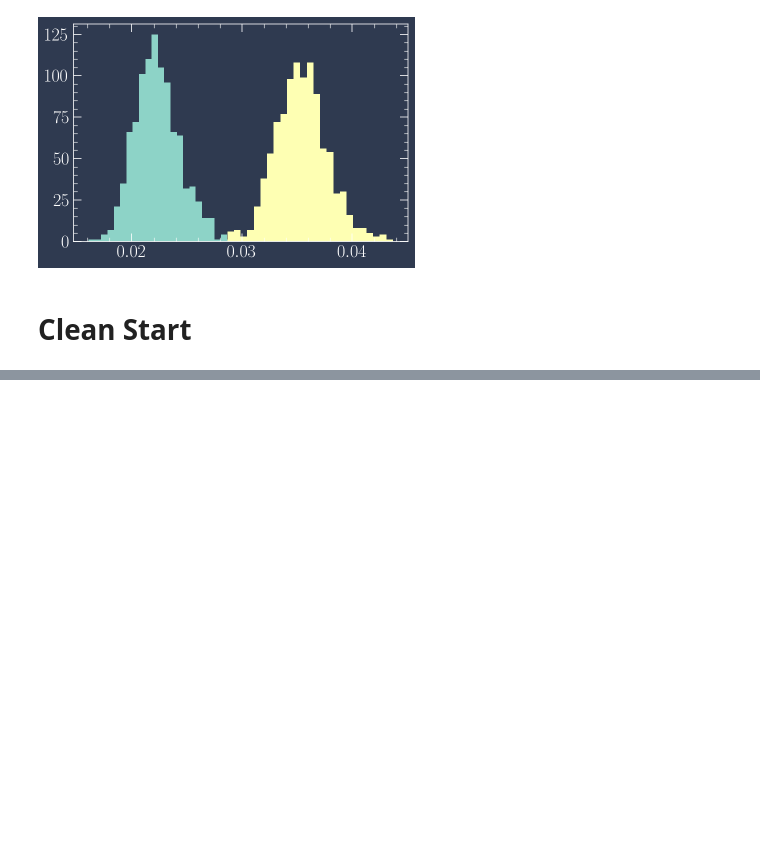
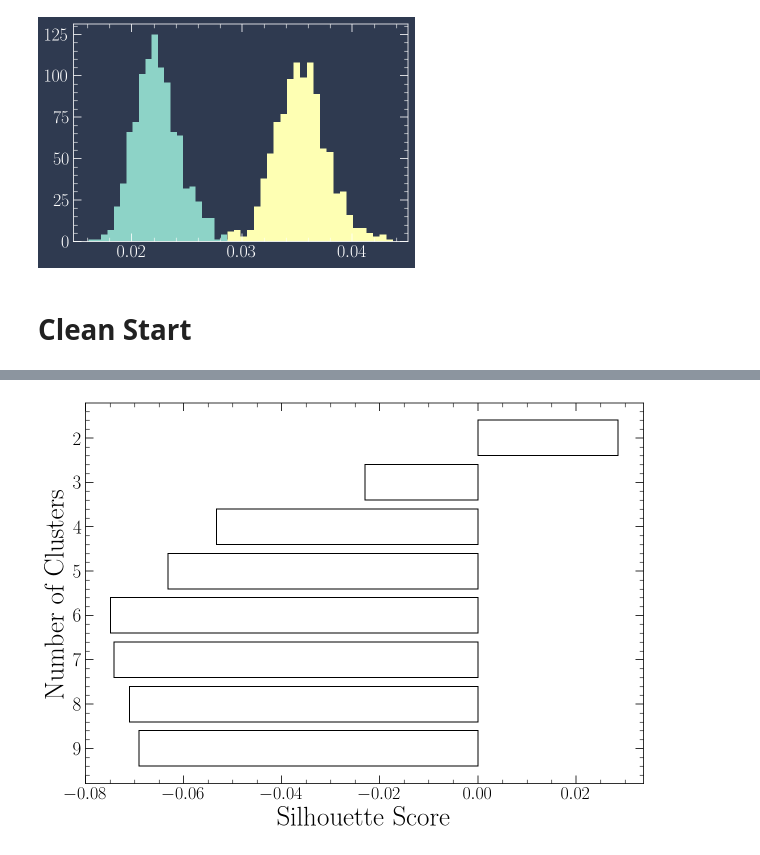
Before and after one commit to tboudreaux/ThesisPaper_NGC2808Modeling, a Jupyter notebook: Notebooks/GMMDTW.ipynb, the cells around one changed output, grey strips where cells are left out. Saved outputs shown, nothing was run; the diff lists cells and outputs as text; code cells hidden in the pictures; blank space fills up the shorter version.

```diff
--- a/Notebooks/GMMDTW.ipynb
+++ b/Notebooks/GMMDTW.ipynb
@@ -539,0 +574,12 @@ plt.plot(gmmMags, stds)
+# %%
+score = [0.0286, -0.0230, -0.0533, -0.0632, -0.0749, -0.0742, -0.0711, -0.0691]
+# %%
+with plt.style.context(pubStyle):
+    fig, ax = plt.subplots(1,1,figsize=(10,7))
+    ax.barh(range(2,10), score, facecolor='white', edgecolor='black')
+    ax.invert_yaxis()
+    ax.set_xlabel("Silhouette Score", fontsize=27)
+    ax.set_ylabel("Number of Clusters", fontsize=27)
+    fig.savefig("ClusterAnalysis.pdf")
+# %% [output]
+[figure, added]
```
Also changed, not shown: parts of 16 cells of this notebook, 10 other files.
